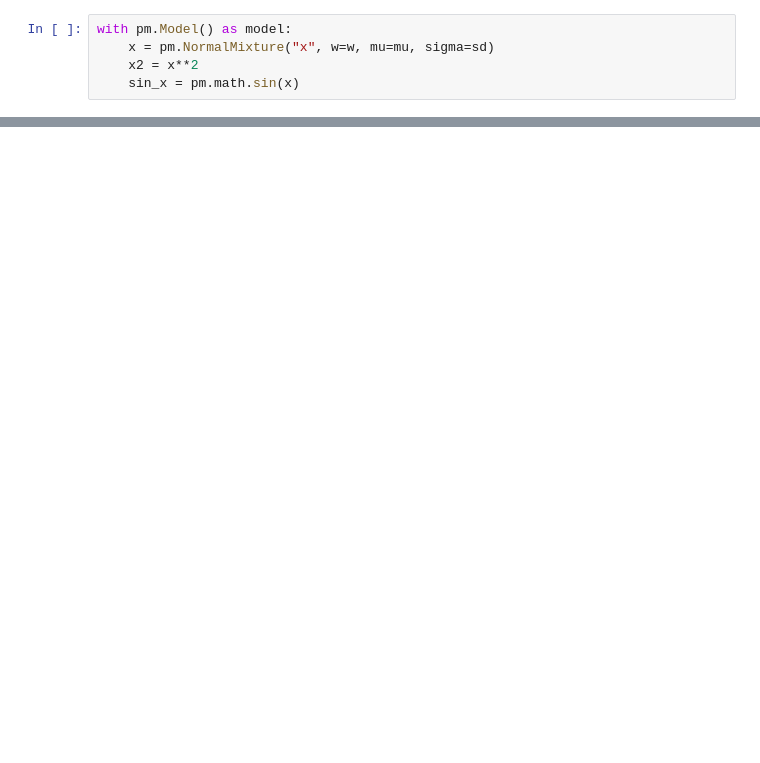
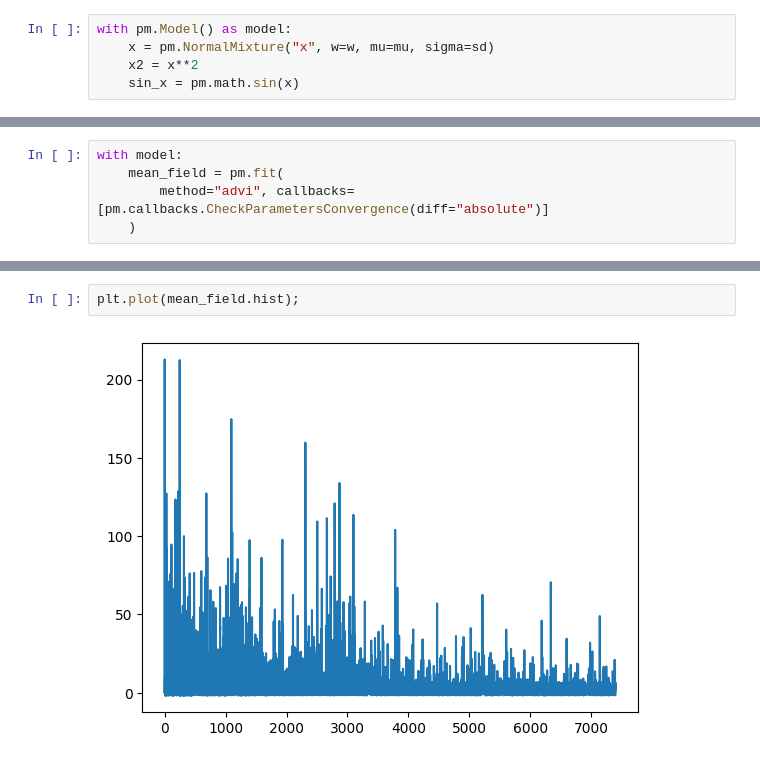
Before and after one commit to styuk/Time-Seriese, a Jupyter notebook: python/variinfe.ipynb, the cells around one changed output, grey strips where cells are left out. Drawn from its saved outputs; the diff is of its cells as text; blank space fills up the shorter version.

```diff
--- a/python/variinfe.ipynb
+++ b/python/variinfe.ipynb
@@ -114,0 +126,5 @@ az.plot_posterior(mean_field.sample(10000), color="LightSeaGreen");
+# %%
+with model:
+    mean_field = pm.fit(
+        method="advi", callbacks=[pm.callbacks.CheckParametersConvergence(diff="absolute")]
+    )
@@ -114,0 +133,4 @@ az.plot_posterior(mean_field.sample(10000), color="LightSeaGreen");
+# %%
+plt.plot(mean_field.hist);
+# %% [output]
+[figure, added]
```
Also changed, not shown: parts of 10 cells of this notebook.
